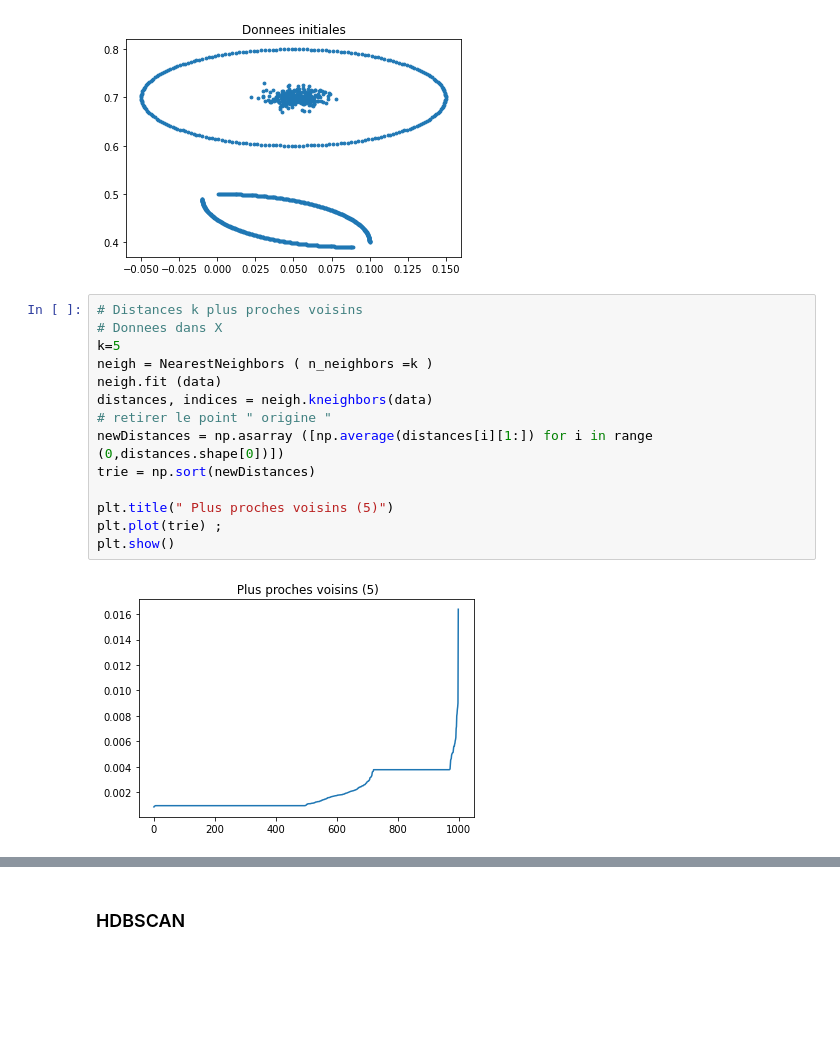
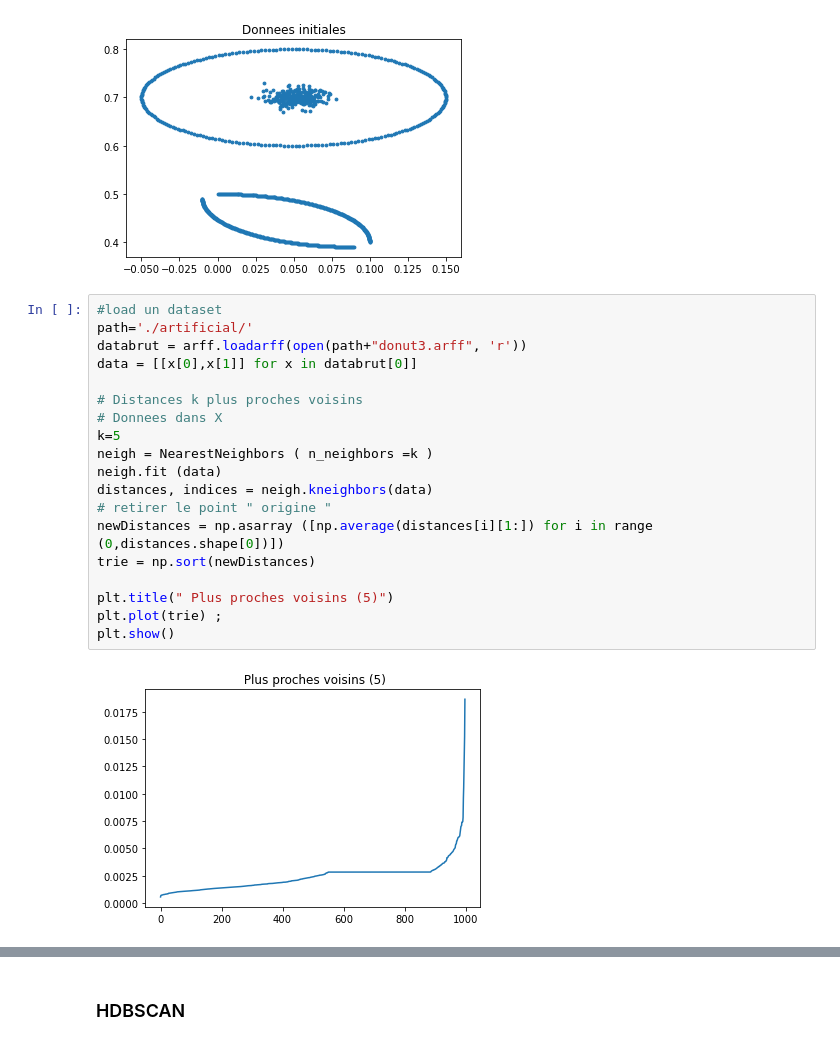
Before and after one commit to Enario4/ApprentissageNonSupervise, a Jupyter notebook: Partie 2.ipynb, the cells around one changed output, grey strips where cells are left out. Saved outputs shown, nothing was run; the diff lists cells and outputs as text; blank space fills up the shorter version.

```diff
--- a/Partie 2.ipynb
+++ b/Partie 2.ipynb
@@ -144,21 +144,26 @@ plt.show()
 # %% [output]
 [figure]
 # %%
+#load un dataset
+path='./artificial/'
+databrut = arff.loadarff(open(path+"donut3.arff", 'r'))
+data = [[x[0],x[1]] for x in databrut[0]]
+
 # Distances k plus proches voisins
 # Donnees dans X
 k=5
 neigh = NearestNeighbors ( n_neighbors =k )
 neigh.fit (data)
 distances, indices = neigh.kneighbors(data)
 # retirer le point " origine "
 newDistances = np.asarray ([np.average(distances[i][1:]) for i in range (0,distances.shape[0])])
 trie = np.sort(newDistances)
 
 plt.title(" Plus proches voisins (5)")
 plt.plot(trie) ;
 plt.show()
 # %% [output]
-[figure, old version]
+[figure, new version]
 # %%
 ## Méthode DBSCAN
 from sklearn.cluster import DBSCAN
```
Also changed, not shown: parts of 6 cells of this notebook, 6 other files.
